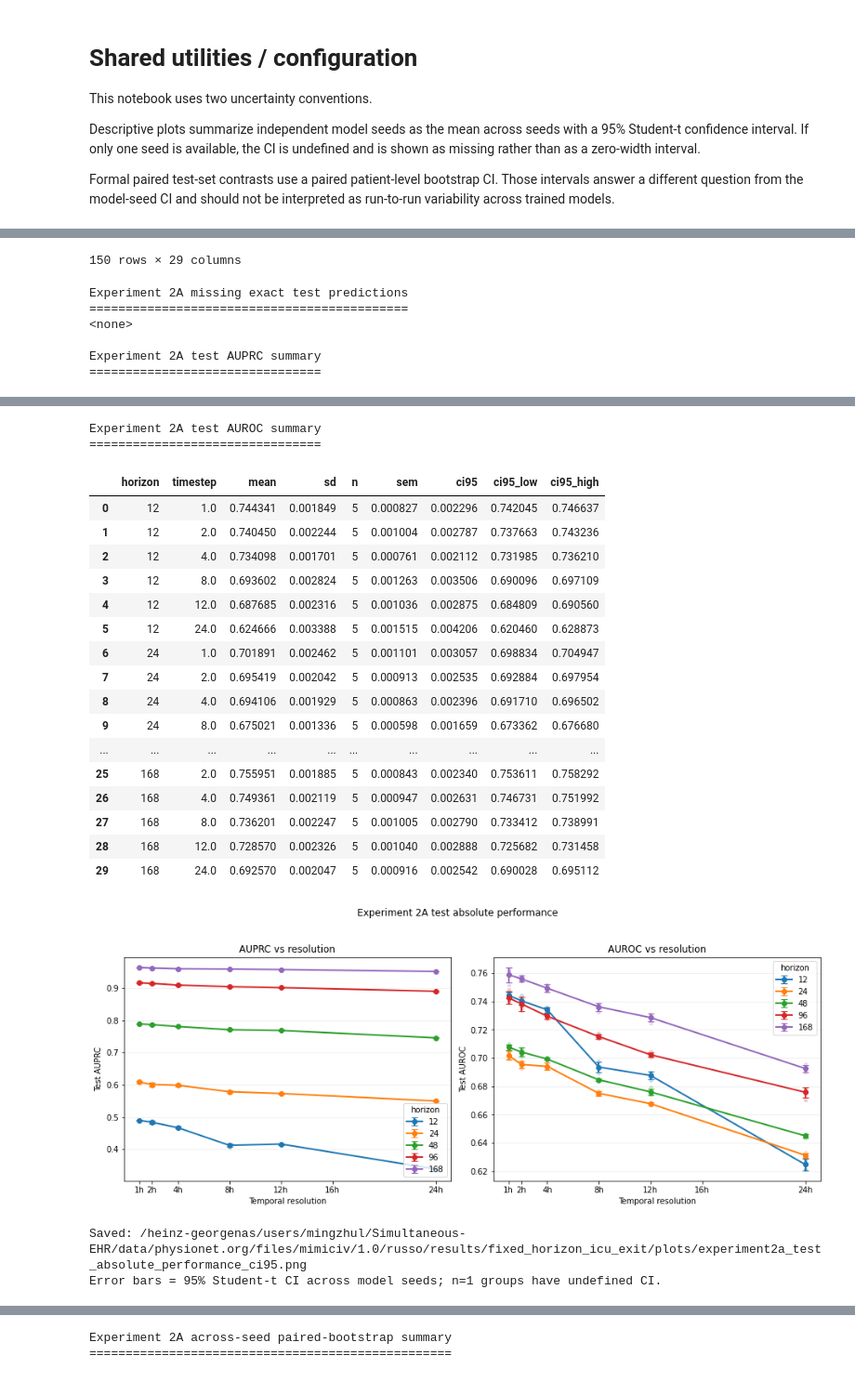
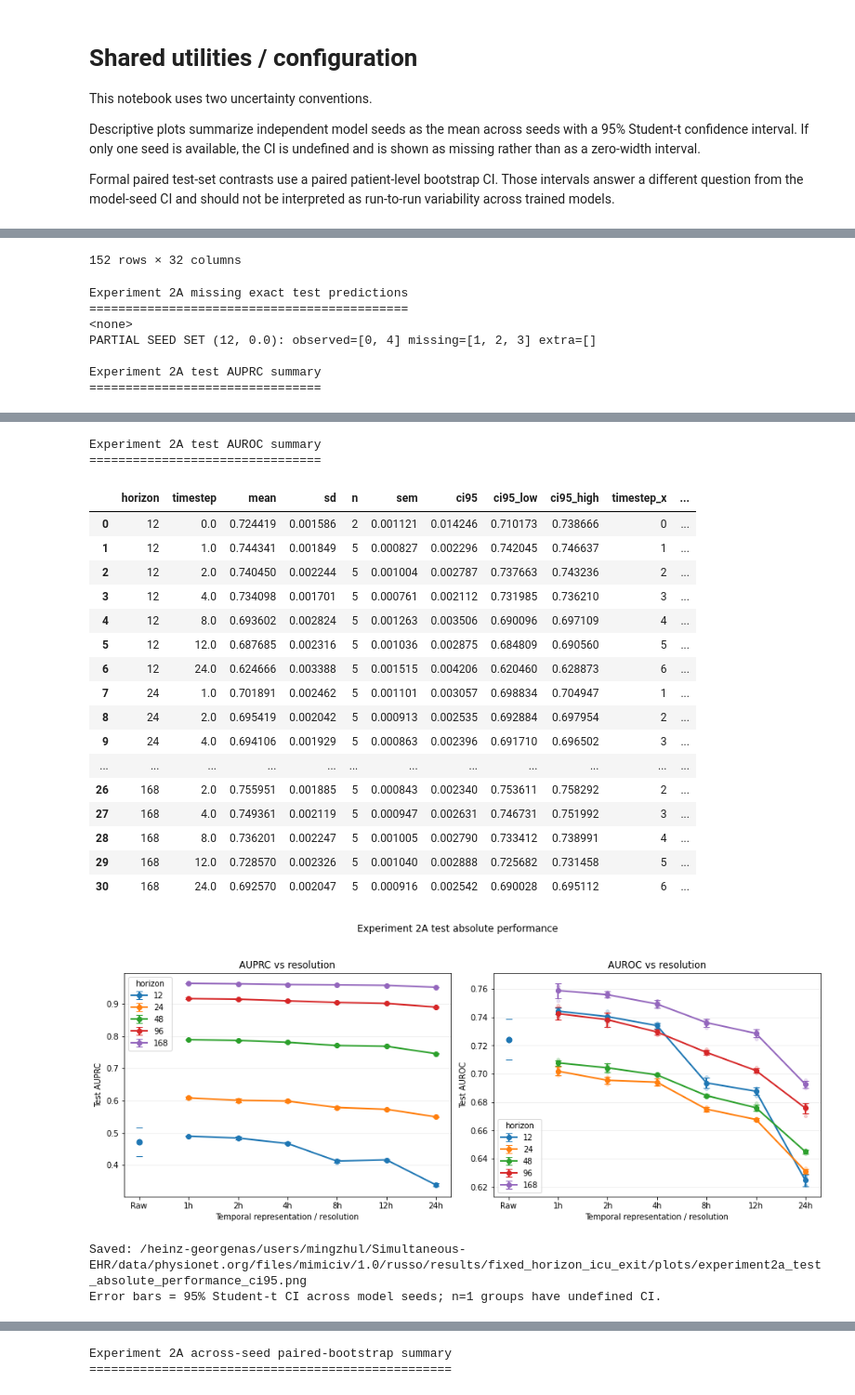
Before and after one commit to Ilovecodingforever/mimic-iv-benchmarks, a Jupyter notebook: visualizers/visualize_exp2a_horizon.ipynb, the cells around one changed output, grey strips where cells are left out. Shown at 93% size. Cells and saved outputs as stored; diff of their text form; code cells hidden in the pictures.

```diff
--- a/visualizers/visualize_exp2a_horizon.ipynb
+++ b/visualizers/visualize_exp2a_horizon.ipynb
@@ -178,7 +235,11 @@ def _search(pattern, text, cast=None, default=None):
 
 def parse_exp2a_run(path):
     name = path.name
-    if not name.startswith("k_lstm"):
+    if name.startswith("raw_lstm"):
+        model_type = "raw_lstm"
+    elif name.startswith("k_lstm"):
+        model_type = "lstm"
+    else:
         return None
     m = re.search(
         r"\.h(?P<horizon>\d+)"
@@ -188,9 +249,16 @@ def parse_exp2a_run(path):
     )
     if m is None:
         return None
+    timestep = float(m.group("timestep"))
+    if model_type == "raw_lstm" and not is_raw_exp2a_timestep(timestep):
+        return None
+    if model_type == "lstm" and is_raw_exp2a_timestep(timestep):
+        return None
     return {
         "horizon": int(m.group("horizon")),
-        "timestep": float(m.group("timestep")),
+        "timestep": timestep,
+        "timestep_label": exp2a_timestep_label(timestep),
+        "model_type": model_type,
         "seed": int(m.group("seed")),
         "dim": _search(r"\.n(\d+)", name, int, EXP2A_EXPECTED_CONFIG["dim"]),
         "depth": _search(r"\.dep(\d+)", name, int, EXP2A_EXPECTED_CONFIG["depth"]),
@@ -204,13 +272,15 @@ def parse_exp2a_run(path):
     }
 
 
+
 exp2a_val_rows = []
 for horizon in EXP2A_HORIZONS:
     log_dir = EXP2A_RESULTS_DIR / "{}h".format(horizon) / "keras_logs"
     if not log_dir.exists():
         print("Missing log directory:", log_dir)
         continue
-    for log_path in sorted(log_dir.glob("k_lstm*.csv")):
+    log_paths = sorted(list(log_dir.glob("k_lstm*.csv")) + list(log_dir.glob("raw_lstm*.csv")))
+    for log_path in log_paths:
         run = parse_exp2a_run(log_path)
         if run is None:
             print("Skipping unrecognized filename:", log_path.name)
@@ -230,6 +300,7 @@ for horizon in EXP2A_HORIZONS:
         })
 
 exp2a_val_runs = pd.DataFrame(exp2a_val_rows).sort_values(["horizon", "timestep", "seed"]).reset_index(drop=True)
+exp2a_val_runs = add_exp2a_plot_columns(exp2a_val_runs)
 show_table("Experiment 2A validation-selected checkpoints", exp2a_val_runs, max_rows=300)
 warn_incomplete_seed_sets(exp2a_val_runs, ["horizon", "timestep"])
 # %% [output]
@@ -438,7 +515,10 @@ def quote_command(cmd):
 
 
 def find_exp2a_normalizer(timestep):
-    pattern = "fixed_horizon_icu_exit_ts:{:.2f}_impute:previous_start:zero_masks:True_n:*.normalizer".format(float(timestep))
+    if is_raw_exp2a_timestep(timestep):
+        pattern = "fixed_horizon_icu_exit_raw_ts:0.00_observed_only_n:*.normalizer"
+    else:
+        pattern = "fixed_horizon_icu_exit_ts:{:.2f}_impute:previous_start:zero_masks:True_n:*.normalizer".format(float(timestep))
     candidates = sorted(EXP2A_NORMALIZER_DIR.glob(pattern))
     if len(candidates) != 1:
         raise RuntimeError("Expected exactly one Experiment 2A normalizer for pattern {} but found {}:\n{}".format(
@@ -451,7 +531,7 @@ def build_exp2a_test_inference_command(row, checkpoint):
     cmd = [
         EXP2A_PYTHON, "-m", "mimic4models.fixed_horizon_icu_exit.main",
         "--mode", "test",
-        "--network", NETWORK,
+        "--network", RAW_NETWORK if is_raw_exp2a_timestep(row["timestep"]) else GRID_NETWORK,
         "--data", str(EXP2A_DATA_DIR),
         "--output_dir", str(output_dir),
         "--normalizer_dir", str(EXP2A_NORMALIZER_DIR),
@@ -507,8 +587,9 @@ for _, row in exp2a_val_runs.iterrows():
         exp2a_missing_predictions.append({**row.to_dict(), "reason": "missing selected checkpoint"})
         continue
     checkpoint = Path(row["checkpoint"])
-    if not checkpoint.name.startswith("k_lstm"):
-        exp2a_missing_predictions.append({**row.to_dict(), "reason": "non-LSTM selected checkpoint"})
+    expected_prefix = "raw_lstm" if is_raw_exp2a_timestep(row["timestep"]) else "k_lstm"
+    if not checkpoint.name.startswith(expected_prefix):
+        exp2a_missing_predictions.append({**row.to_dict(), "reason": "unexpected selected checkpoint prefix"})
         continue
     prediction_path = expected_prediction_for_checkpoint(EXP2A_RESULTS_DIR, "{}".format(int(row["horizon"])), checkpoint)
     ensure_exp2a_prediction(row, checkpoint, prediction_path)
@@ -525,8 +606,8 @@ show_table("Experiment 2A missing exact test predictions", exp2a_missing_predict
 warn_incomplete_seed_sets(exp2a_test_runs, ["horizon", "timestep"])
 
 if len(exp2a_test_runs):
-    exp2a_test_auprc_summary = summarize_with_t_ci(exp2a_test_runs, ["horizon", "timestep"], "test_auprc")
-    exp2a_test_auroc_summary = summarize_with_t_ci(exp2a_test_runs, ["horizon", "timestep"], "test_auroc")
+    exp2a_test_auprc_summary = add_exp2a_plot_columns(summarize_with_t_ci(exp2a_test_runs, ["horizon", "timestep"], "test_auprc"))
+    exp2a_test_auroc_summary = add_exp2a_plot_columns(summarize_with_t_ci(exp2a_test_runs, ["horizon", "timestep"], "test_auroc"))
     show_table("Experiment 2A test AUPRC summary", exp2a_test_auprc_summary, max_rows=200)
     show_table("Experiment 2A test AUROC summary", exp2a_test_auroc_summary, max_rows=200)
     plot_exp2a_two_panel(
@@ -537,7 +618,7 @@ if len(exp2a_test_runs):
             "x_order": EXP2A_TIMESTEPS,
             "series_col": "horizon",
             "series_order": EXP2A_HORIZONS,
-            "xlabel": "Temporal resolution",
+            "xlabel": "Temporal representation / resolution",
             "raw_df": exp2a_test_runs,
             "raw_metric": "test_auprc",
             "panel_title": "AUPRC vs resolution",
@@ -549,7 +630,7 @@ if len(exp2a_test_runs):
             "x_order": EXP2A_TIMESTEPS,
             "series_col": "horizon",
             "series_order": EXP2A_HORIZONS,
-            "xlabel": "Temporal resolution",
+            "xlabel": "Temporal representation / resolution",
             "raw_df": exp2a_test_runs,
             "raw_metric": "test_auroc",
             "panel_title": "AUROC vs resolution",
@@ -592,7 +665,8 @@ Experiment 2A exact validation-selected test predictions
-150 rows × 29 columns
+152 rows × 32 columns
 Experiment 2A missing exact test predictions
 ============================================
 <none>
+PARTIAL SEED SET (12, 0.0): observed=[0, 4] missing=[1, 2, 3] extra=[]
 
 Experiment 2A test AUPRC summary
 ================================
@@ -616,23 +690,23 @@ Experiment 2A test AUPRC summary
 Experiment 2A test AUROC summary
 ================================
-|  | horizon | timestep | mean | sd | n | sem | ci95 | ci95_low | ci95_high |
-| 0 | 12 | 1.0 | 0.744341 | 0.001849 | 5 | 0.000827 | 0.002296 | 0.742045 | 0.746637 |
-| 1 | 12 | 2.0 | 0.740450 | 0.002244 | 5 | 0.001004 | 0.002787 | 0.737663 | 0.743236 |
-| 2 | 12 | 4.0 | 0.734098 | 0.001701 | 5 | 0.000761 | 0.002112 | 0.731985 | 0.736210 |
-| 3 | 12 | 8.0 | 0.693602 | 0.002824 | 5 | 0.001263 | 0.003506 | 0.690096 | 0.697109 |
-| 4 | 12 | 12.0 | 0.687685 | 0.002316 | 5 | 0.001036 | 0.002875 | 0.684809 | 0.690560 |
-| 5 | 12 | 24.0 | 0.624666 | 0.003388 | 5 | 0.001515 | 0.004206 | 0.620460 | 0.628873 |
-| 6 | 24 | 1.0 | 0.701891 | 0.002462 | 5 | 0.001101 | 0.003057 | 0.698834 | 0.704947 |
-| 7 | 24 | 2.0 | 0.695419 | 0.002042 | 5 | 0.000913 | 0.002535 | 0.692884 | 0.697954 |
-| 8 | 24 | 4.0 | 0.694106 | 0.001929 | 5 | 0.000863 | 0.002396 | 0.691710 | 0.696502 |
-| 9 | 24 | 8.0 | 0.675021 | 0.001336 | 5 | 0.000598 | 0.001659 | 0.673362 | 0.676680 |
-| ... | ... | ... | ... | ... | ... | ... | ... | ... | ... |
-| 25 | 168 | 2.0 | 0.755951 | 0.001885 | 5 | 0.000843 | 0.002340 | 0.753611 | 0.758292 |
-| 26 | 168 | 4.0 | 0.749361 | 0.002119 | 5 | 0.000947 | 0.002631 | 0.746731 | 0.751992 |
-| 27 | 168 | 8.0 | 0.736201 | 0.002247 | 5 | 0.001005 | 0.002790 | 0.733412 | 0.738991 |
-| 28 | 168 | 12.0 | 0.728570 | 0.002326 | 5 | 0.001040 | 0.002888 | 0.725682 | 0.731458 |
-| 29 | 168 | 24.0 | 0.692570 | 0.002047 | 5 | 0.000916 | 0.002542 | 0.690028 | 0.695112 |
+|  | horizon | timestep | mean | sd | n | sem | ci95 | ci95_low | ci95_high | timestep_x | ... |
+| 0 | 12 | 0.0 | 0.724419 | 0.001586 | 2 | 0.001121 | 0.014246 | 0.710173 | 0.738666 | 0 | ... |
+| 1 | 12 | 1.0 | 0.744341 | 0.001849 | 5 | 0.000827 | 0.002296 | 0.742045 | 0.746637 | 1 | ... |
+| 2 | 12 | 2.0 | 0.740450 | 0.002244 | 5 | 0.001004 | 0.002787 | 0.737663 | 0.743236 | 2 | ... |
+| 3 | 12 | 4.0 | 0.734098 | 0.001701 | 5 | 0.000761 | 0.002112 | 0.731985 | 0.736210 | 3 | ... |
+| 4 | 12 | 8.0 | 0.693602 | 0.002824 | 5 | 0.001263 | 0.003506 | 0.690096 | 0.697109 | 4 | ... |
+| 5 | 12 | 12.0 | 0.687685 | 0.002316 | 5 | 0.001036 | 0.002875 | 0.684809 | 0.690560 | 5 | ... |
+| 6 | 12 | 24.0 | 0.624666 | 0.003388 | 5 | 0.001515 | 0.004206 | 0.620460 | 0.628873 | 6 | ... |
+| 7 | 24 | 1.0 | 0.701891 | 0.002462 | 5 | 0.001101 | 0.003057 | 0.698834 | 0.704947 | 1 | ... |
+| 8 | 24 | 2.0 | 0.695419 | 0.002042 | 5 | 0.000913 | 0.002535 | 0.692884 | 0.697954 | 2 | ... |
+| 9 | 24 | 4.0 | 0.694106 | 0.001929 | 5 | 0.000863 | 0.002396 | 0.691710 | 0.696502 | 3 | ... |
+| ... | ... | ... | ... | ... | ... | ... | ... | ... | ... | ... | ... |
+| 26 | 168 | 2.0 | 0.755951 | 0.001885 | 5 | 0.000843 | 0.002340 | 0.753611 | 0.758292 | 2 | ... |
+| 27 | 168 | 4.0 | 0.749361 | 0.002119 | 5 | 0.000947 | 0.002631 | 0.746731 | 0.751992 | 3 | ... |
+| 28 | 168 | 8.0 | 0.736201 | 0.002247 | 5 | 0.001005 | 0.002790 | 0.733412 | 0.738991 | 4 | ... |
+| 29 | 168 | 12.0 | 0.728570 | 0.002326 | 5 | 0.001040 | 0.002888 | 0.725682 | 0.731458 | 5 | ... |
+| 30 | 168 | 24.0 | 0.692570 | 0.002047 | 5 | 0.000916 | 0.002542 | 0.690028 | 0.695112 | 6 | ... |
-[figure, old version]
+[figure, new version]
 Saved: /heinz-georgenas/users/mingzhul/Simultaneous-EHR/data/physionet.org/files/mimiciv/1.0/russo/results/fixed_horizon_icu_exit/plots/experiment2a_test_absolute_performance_ci95.png
 Error bars = 95% Student-t CI across model seeds; n=1 groups have undefined CI.
 # %% [markdown]
```
Also changed, not shown: parts of 14 cells of this notebook, 6 other files.
